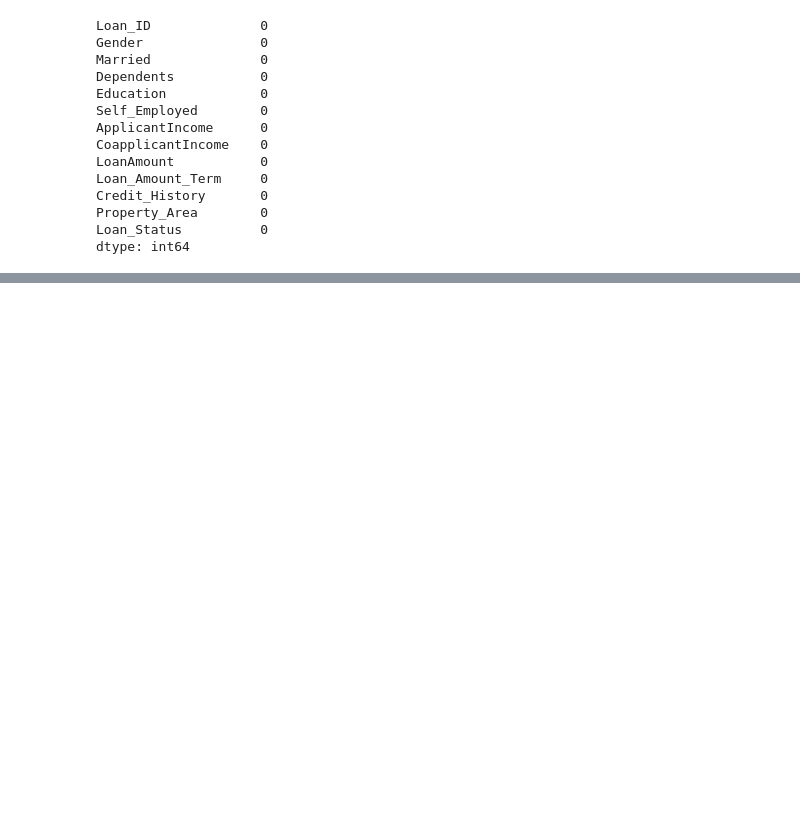
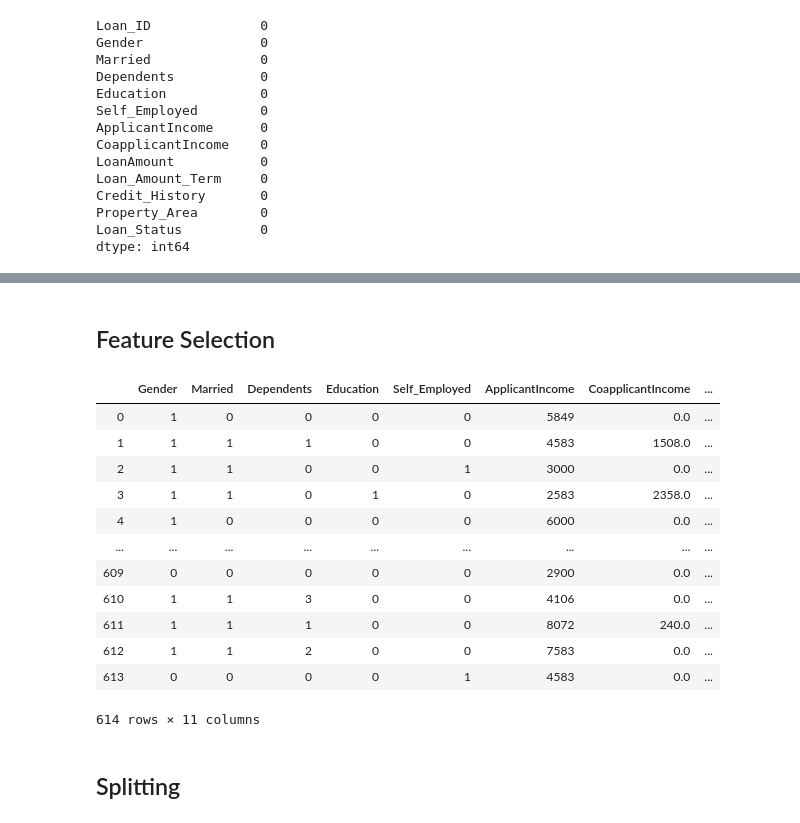
Before and after one commit to aman-thapa/LoanPredict-ML, a Jupyter notebook: Loan-Prediction-Minor-ML.ipynb, the cells around one changed output, grey strips where cells are left out. Drawn from its saved outputs; the diff is of its cells as text; code cells hidden in the pictures; blank space fills up the shorter version.

```diff
--- a/Loan-Prediction-Minor-ML.ipynb
+++ b/Loan-Prediction-Minor-ML.ipynb
@@ -151,0 +154,6 @@ dtype: int64
+# %%
+from sklearn.preprocessing import LabelEncoder
+var_mod = ['Gender', 'Married', 'Dependents', 'Education', 'Self_Employed', 'Property_Area', 'Loan_Status']
+le = LabelEncoder()
+for i in var_mod:
+    df[i] = le.fit_transform(df[i])
@@ -151,0 +169,23 @@ dtype: int64
+# %% [markdown]
+## Feature Selection
+# %%
+x = df.iloc[:, 1:12]
+y = df.iloc[:, 12]
+# %%
+x
+# %% [output]
+|  | Gender | Married | Dependents | Education | Self_Employed | ApplicantIncome | CoapplicantIncome | ... |
+| 0 | 1 | 0 | 0 | 0 | 0 | 5849 | 0.0 | ... |
+| 1 | 1 | 1 | 1 | 0 | 0 | 4583 | 1508.0 | ... |
+| 2 | 1 | 1 | 0 | 0 | 1 | 3000 | 0.0 | ... |
+| 3 | 1 | 1 | 0 | 1 | 0 | 2583 | 2358.0 | ... |
+| 4 | 1 | 0 | 0 | 0 | 0 | 6000 | 0.0 | ... |
+| ... | ... | ... | ... | ... | ... | ... | ... | ... |
+| 609 | 0 | 0 | 0 | 0 | 0 | 2900 | 0.0 | ... |
+| 610 | 1 | 1 | 3 | 0 | 0 | 4106 | 0.0 | ... |
+| 611 | 1 | 1 | 1 | 0 | 0 | 8072 | 240.0 | ... |
+| 612 | 1 | 1 | 2 | 0 | 0 | 7583 | 0.0 | ... |
+| 613 | 0 | 0 | 0 | 0 | 1 | 4583 | 0.0 | ... |
+614 rows × 11 columns
+# %% [markdown]
+## Splitting
```
Also changed, not shown: parts of 29 cells of this notebook.
